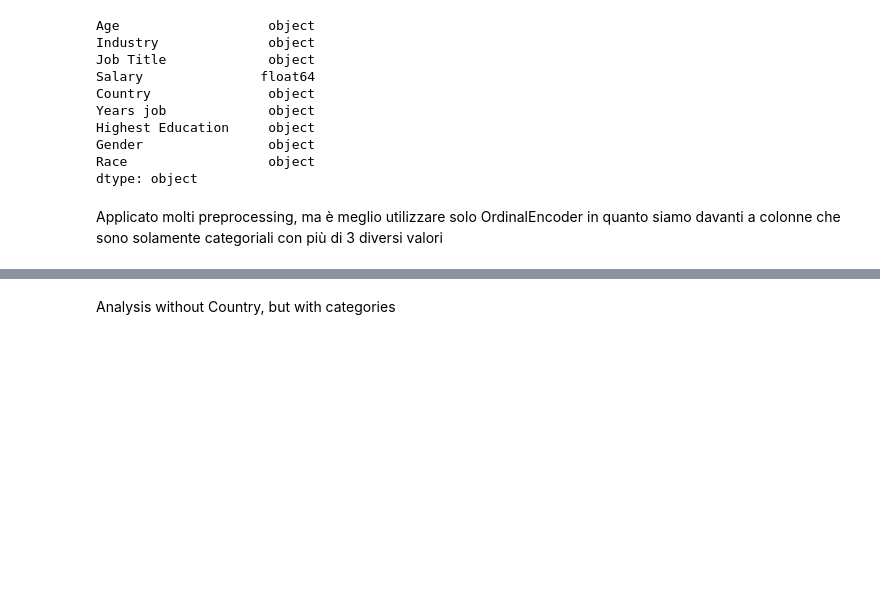
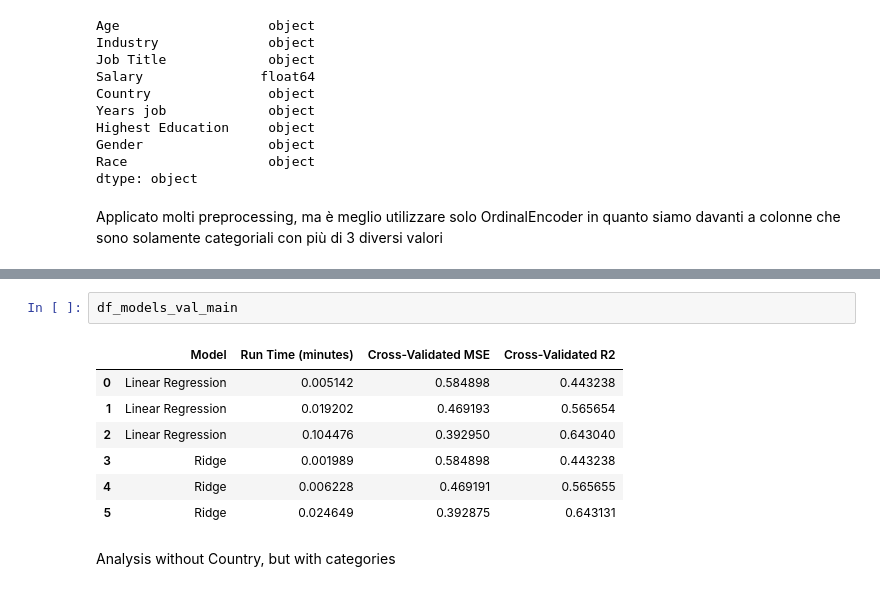
Before and after one commit to RVJIM/Machine-Learning_Salary, a Jupyter notebook: main.ipynb, the cells around one changed output, grey strips where cells are left out. Cells and saved outputs as stored; diff of their text form; blank space fills up the shorter version.

```diff
--- a/main.ipynb
+++ b/main.ipynb
@@ -385,3 +445,13 @@ print(df_models_main)
+# %%
+df_models_val_main
+# %% [output]
+|  | Model | Run Time (minutes) | Cross-Validated MSE | Cross-Validated R2 |
+| 0 | Linear Regression | 0.005142 | 0.584898 | 0.443238 |
+| 1 | Linear Regression | 0.019202 | 0.469193 | 0.565654 |
+| 2 | Linear Regression | 0.104476 | 0.392950 | 0.643040 |
+| 3 | Ridge | 0.001989 | 0.584898 | 0.443238 |
+| 4 | Ridge | 0.006228 | 0.469191 | 0.565655 |
+| 5 | Ridge | 0.024649 | 0.392875 | 0.643131 |
 # %% [markdown]
 Analysis without Country, but with categories
 # %%
```
Also changed, not shown: parts of 18 cells of this notebook, 18 other files.
